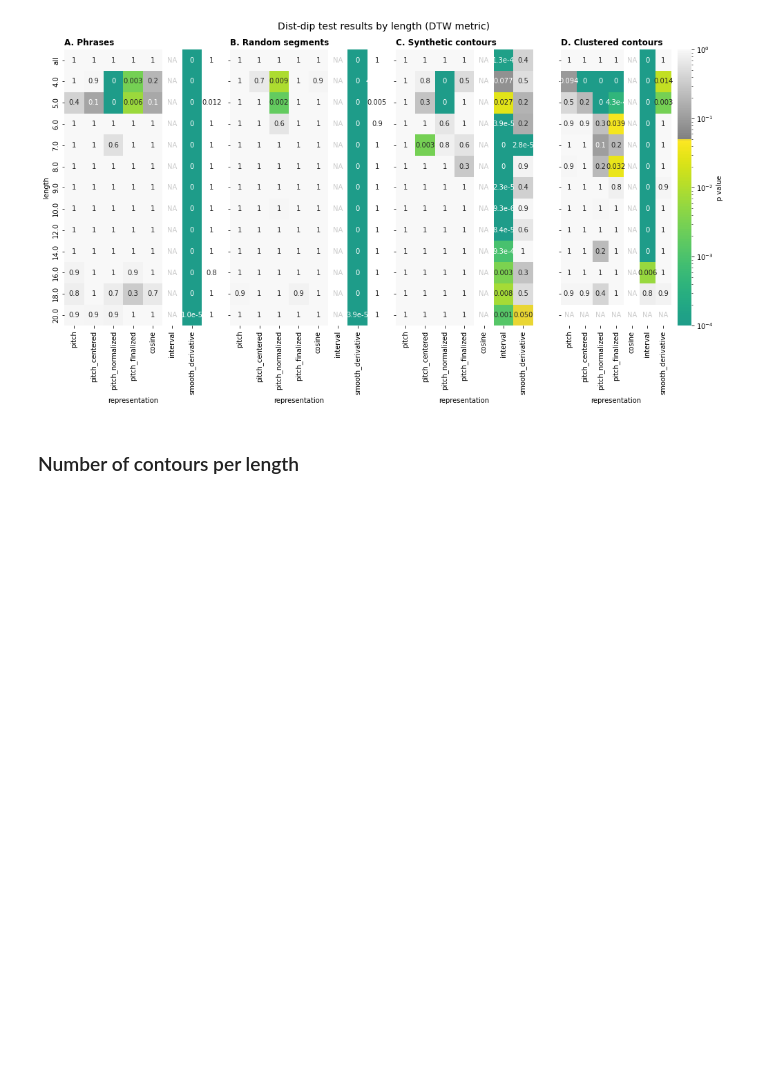
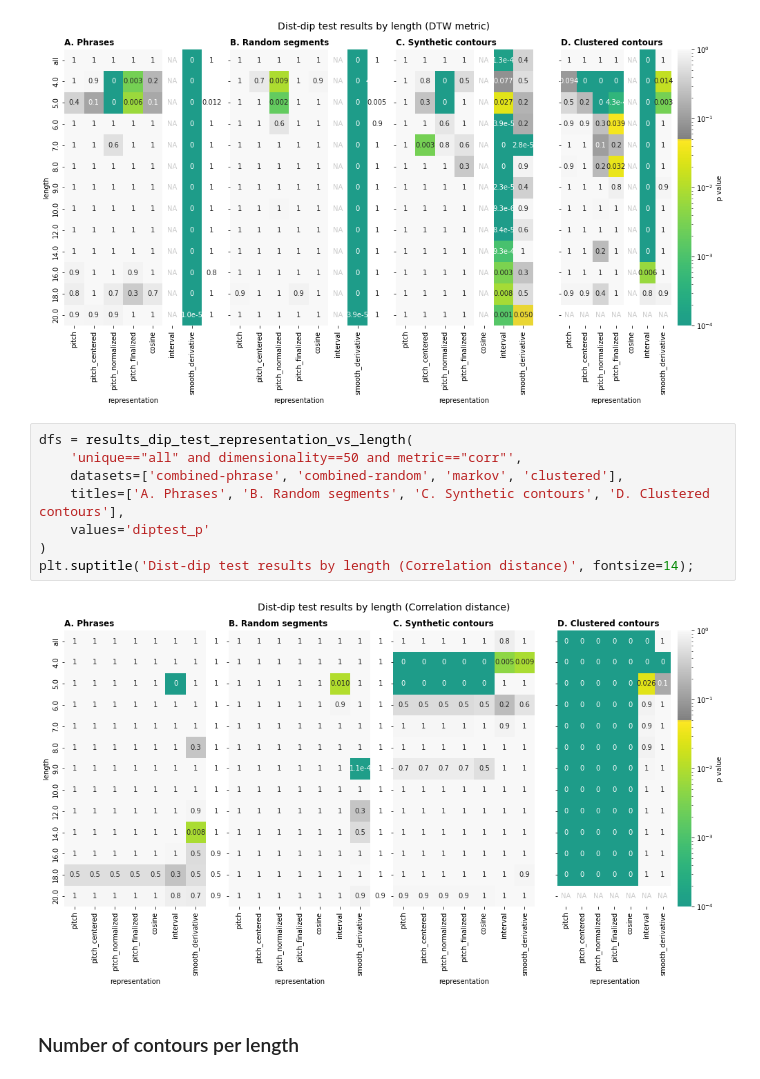
Before and after one commit to bacor/shapes-of-music, a Jupyter notebook: clean_notebooks/Dist-dip test results.ipynb, the cells around one changed output. Drawn from its saved outputs; the diff is of its cells as text; blank space fills up the shorter version.

```diff
--- a/clean_notebooks/Dist-dip test results.ipynb
+++ b/clean_notebooks/Dist-dip test results.ipynb
@@ -249,6 +236,16 @@ dfs = results_dip_test_representation_vs_length(
 plt.suptitle('Dist-dip test results by length (DTW metric)', fontsize=14);
 # %% [output]
 [figure]
+# %%
+dfs = results_dip_test_representation_vs_length(
+    'unique=="all" and dimensionality==50 and metric=="corr"',
+    datasets=['combined-phrase', 'combined-random', 'markov', 'clustered'],
+    titles=['A. Phrases', 'B. Random segments', 'C. Synthetic contours', 'D. Clustered contours'],
+    values='diptest_p'
+)
+plt.suptitle('Dist-dip test results by length (Correlation distance)', fontsize=14);
+# %% [output]
+[figure, added]
 # %% [markdown]
 ### Number of contours per length
 # %%
```
Also changed, not shown: parts of 13 cells of this notebook, 9 other files.
